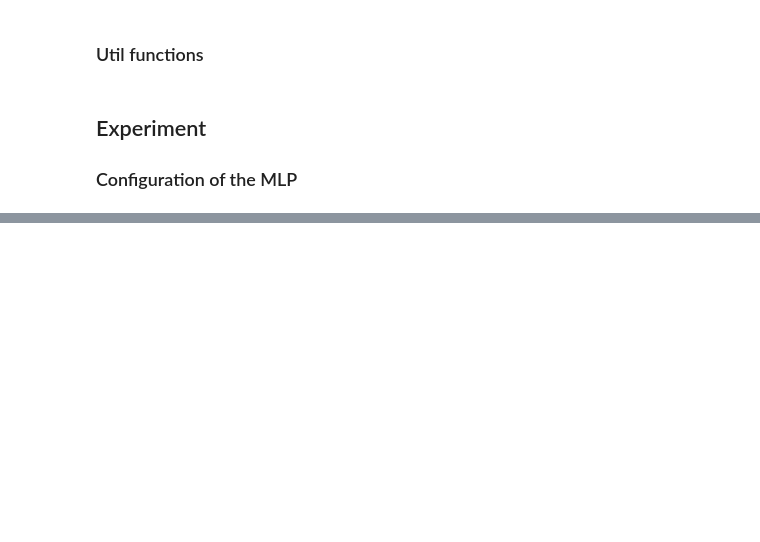
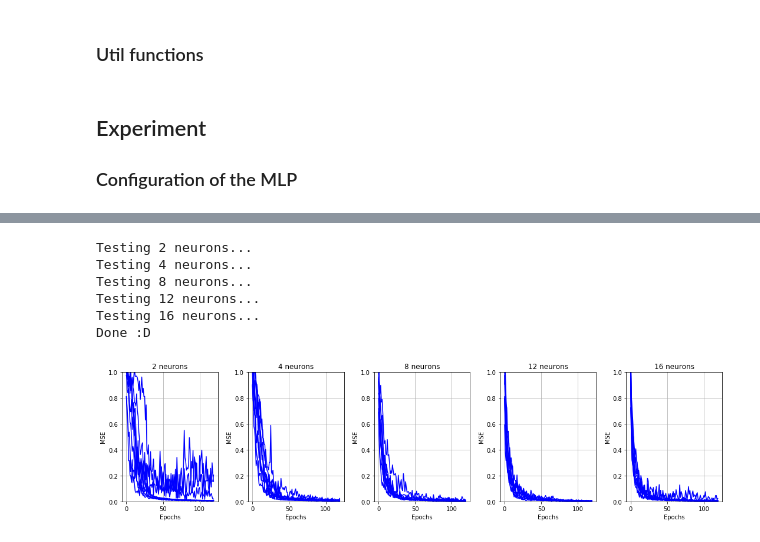
Before and after one commit to tiagoquin/mlg20-pw3, a Jupyter notebook: PW03-part1.ipynb, the cells around one changed output, grey strips where cells are left out. Cells and saved outputs as stored; diff of their text form; code cells hidden in the pictures; blank space fills up the shorter version.

```diff
--- a/PW03-part1.ipynb
+++ b/PW03-part1.ipynb
@@ -221,0 +245,11 @@ pl.tight_layout()
+# %%
+MSE = runMLP(0.001, 0.6)
+plotFigure(MSE)
+# %% [output]
+Testing 2 neurons...
+Testing 4 neurons...
+Testing 8 neurons...
+Testing 12 neurons...
+Testing 16 neurons...
+Done :D
+[figure, added]
```
Also changed, not shown: parts of 16 cells of this notebook.
